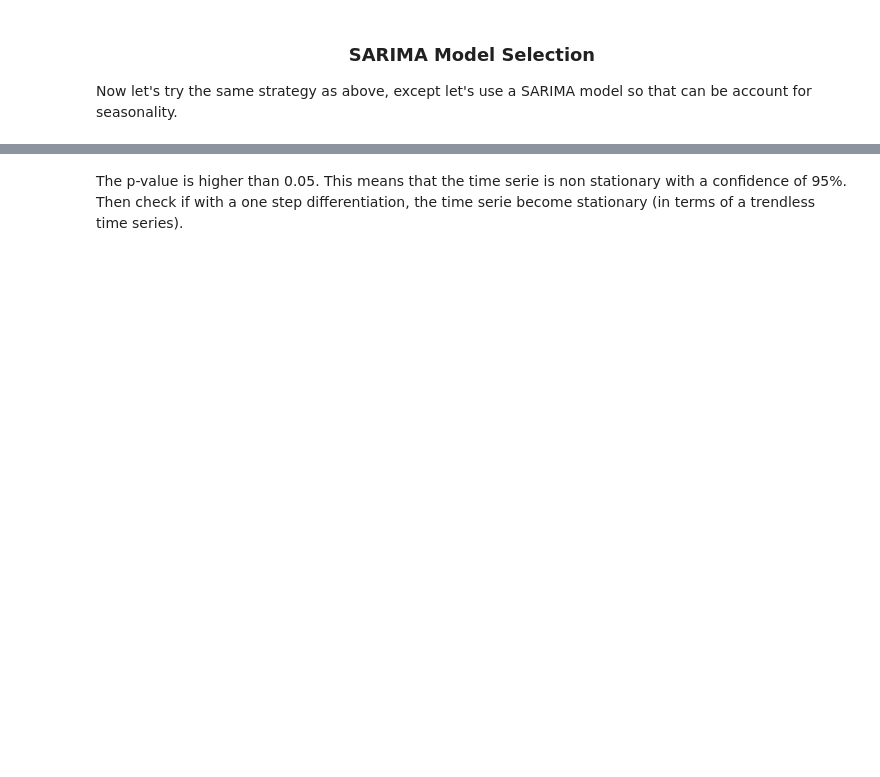
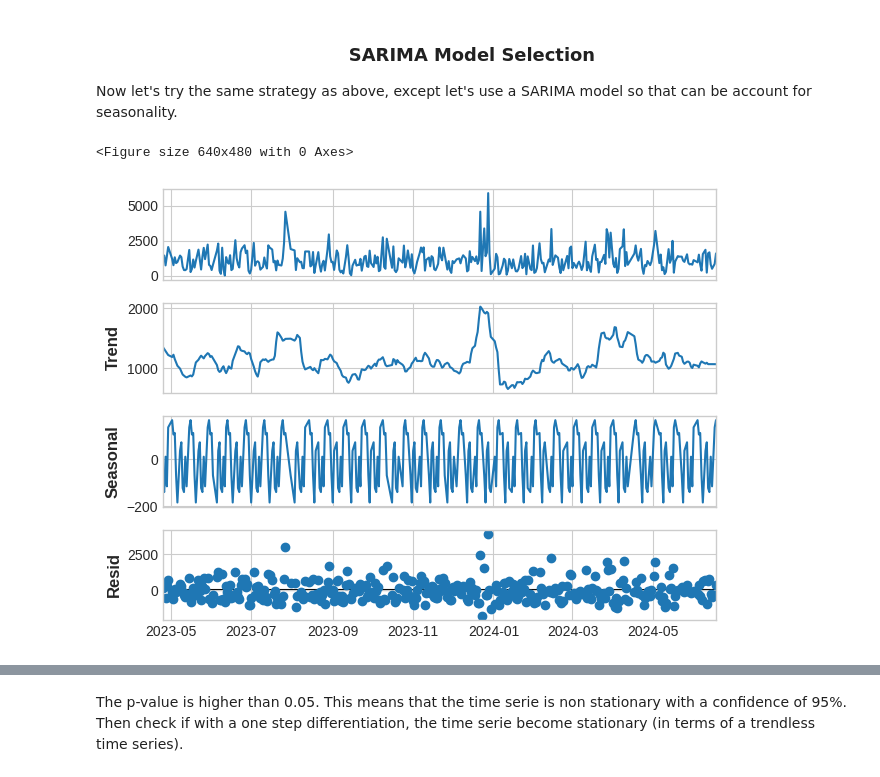
Before and after one commit to thirayume/POPrediction, a Jupyter notebook: Muangtai_PO_Prediction_Days.ipynb, the cells around one changed output, grey strips where cells are left out. Cells and saved outputs as stored; diff of their text form; code cells hidden in the pictures; blank space fills up the shorter version.

Commit message:
Finalize 3 models

```diff
--- a/Muangtai_PO_Prediction_Days.ipynb
+++ b/Muangtai_PO_Prediction_Days.ipynb
@@ -265,3 +509,10 @@ plt.show(block = False)
+# %%
+# Prepare dataset
+sample_df1 = pivot_df1.T[sample_sku_df].reset_index()
+sample_df1.drop(sample_df1.tail(1).index, inplace=True)
+sample_df1.columns = ['month', 'qty']
+sample_df1['month'] = pd.to_datetime(sample_df1['month'], infer_datetime_format = True)
+sample_df1 = sample_df1.set_index(['month'])
 # %% [markdown]
 ### <center>SARIMA Model Selection</center>
 
@@ -276,5 +520,8 @@ Now let's try the same strategy as above, except let's use a SARIMA model so tha
 # %%
-# result = seasonal_decompose(sample_df, model='additive', extrapolate_trend='freq', period=3)
-result = seasonal_decompose(sample_df, period=3)
+result = seasonal_decompose(sample_df1, model='additive', extrapolate_trend='freq', period=12)
 fig = plt.figure()
 fig = result.plot()
+fig.savefig(sample_sku_df[0] + '_seasonal_decompose.png', bbox_inches='tight')
+# %% [output]
+<Figure size 640x480 with 0 Axes>
+[figure, added]
```
Also changed, not shown: parts of 88 cells of this notebook.
